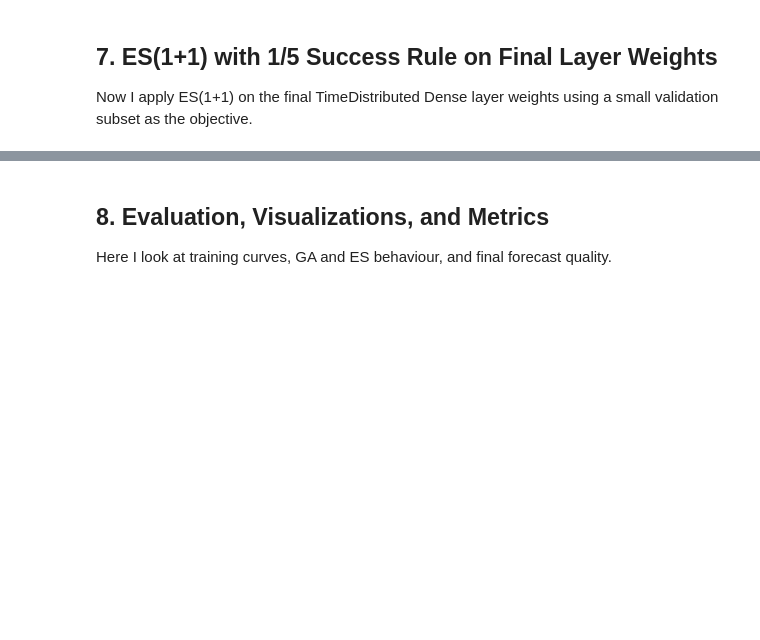
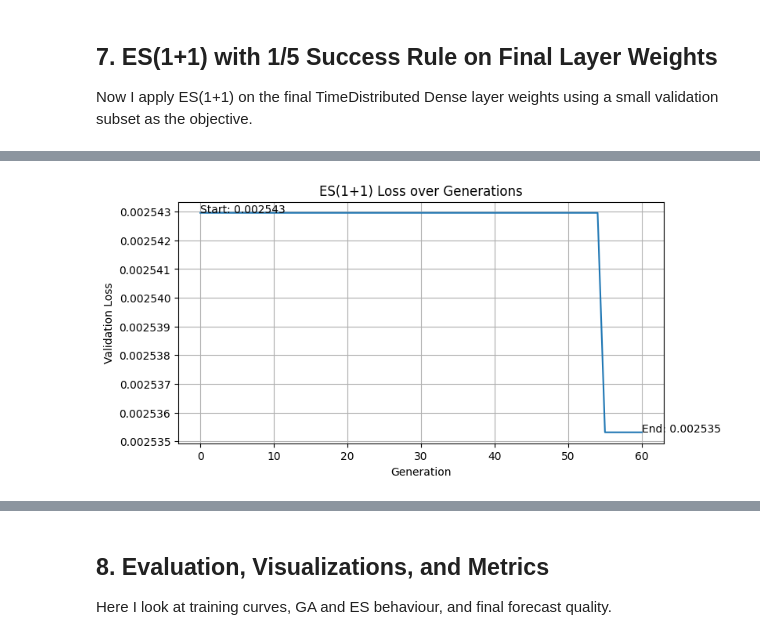
Before and after one commit to HAR5HA-7663/MCS-5993-Evolutionary-Computation-and-Deep-Learning, a Jupyter notebook: Extra_credit/JenaWeather_Seq2Seq_EA_with_ES.ipynb, the cells around one changed output, grey strips where cells are left out. Cells and saved outputs as stored; diff of their text form; code cells hidden in the pictures; blank space fills up the shorter version.

```diff
--- a/Extra_credit/JenaWeather_Seq2Seq_EA_with_ES.ipynb
+++ b/Extra_credit/JenaWeather_Seq2Seq_EA_with_ES.ipynb
@@ -367,29 +480,48 @@ Now I apply ES(1+1) on the final TimeDistributed Dense layer weights using a sma
 # %%
-def ES11_5_rule(obj_func, xp, step_size=0.05, window=20, max_gen=60):
+def ES11_5_rule_logged(obj_func, xp, step_size=0.05, window=20, max_gen=60):
     best_val = obj_func(xp)
     success_cnt = 0
     loss_history = [best_val]
     step_history = [step_size]
 
+    print("="*60)
+    print("ES(1+1) OPTIMIZING FINAL DENSE LAYER WEIGHTS")
+    print("="*60)
+
     for g in range(1, max_gen + 1):
+
+        # Mutation
         xo = xp + np.random.normal(0, step_size, size=xp.shape)
         val = obj_func(xo)
 
+        accepted = False
         if val < best_val:
             xp, best_val = xo, val
             success_cnt += 1
+            accepted = True
+
+        # Print progress for every generation
+        status = "ACCEPTED" if accepted else "REJECTED"
+        print(f"Generation {g:02d}/{max_gen} | Loss: {best_val:.6f} | "
+              f"Step Size: {step_size:.4f} | {status}")
 
         loss_history.append(best_val)
         step_history.append(step_size)
 
+        # 1/5 success rule update
         if g % window == 0:
             success_rate = success_cnt / window
+            old_step = step_size
             if success_rate > 0.2:
                 step_size /= 0.82
             elif success_rate < 0.2:
                 step_size *= 0.82
+
+            print(f"  → Adjusting step size (1/5 rule): {old_step:.4f} → {step_size:.4f}")
             success_cnt = 0
 
+    print("\nES(1+1) COMPLETED.")
+    print(f"Best validation subset loss: {best_val:.6f}")
     return xp, best_val, loss_history, step_history
 
 # Validation subset for ES
@@ -420,7 +552,7 @@ def es_objective(vec):
 
 print("Starting ES(1+1) optimization on final Dense layer weights...")
 start_time = time.time()
-best_vec, best_val, es_loss_history, es_step_history = ES11_5_rule(
+best_vec, best_val, es_loss_history, es_step_history = ES11_5_rule_logged(
     obj_func=es_objective,
     xp=xp_init,
     step_size=0.05,
@@ -434,0 +599,14 @@ set_dense_weights_from_vector(best_vec)
+# %%
+plt.figure(figsize=(8,4))
+plt.plot(es_loss_history)
+plt.title("ES(1+1) Loss over Generations")
+plt.xlabel("Generation")
+plt.ylabel("Validation Loss")
+plt.annotate(f"Start: {es_loss_history[0]:.6f}",
+             xy=(0, es_loss_history[0]))
+plt.annotate(f"End: {es_loss_history[-1]:.6f}",
+             xy=(len(es_loss_history)-1, es_loss_history[-1]))
+plt.grid(True)
+plt.show()
+# %% [output]
+[figure, added]
```
Also changed, not shown: parts of 15 cells of this notebook.
